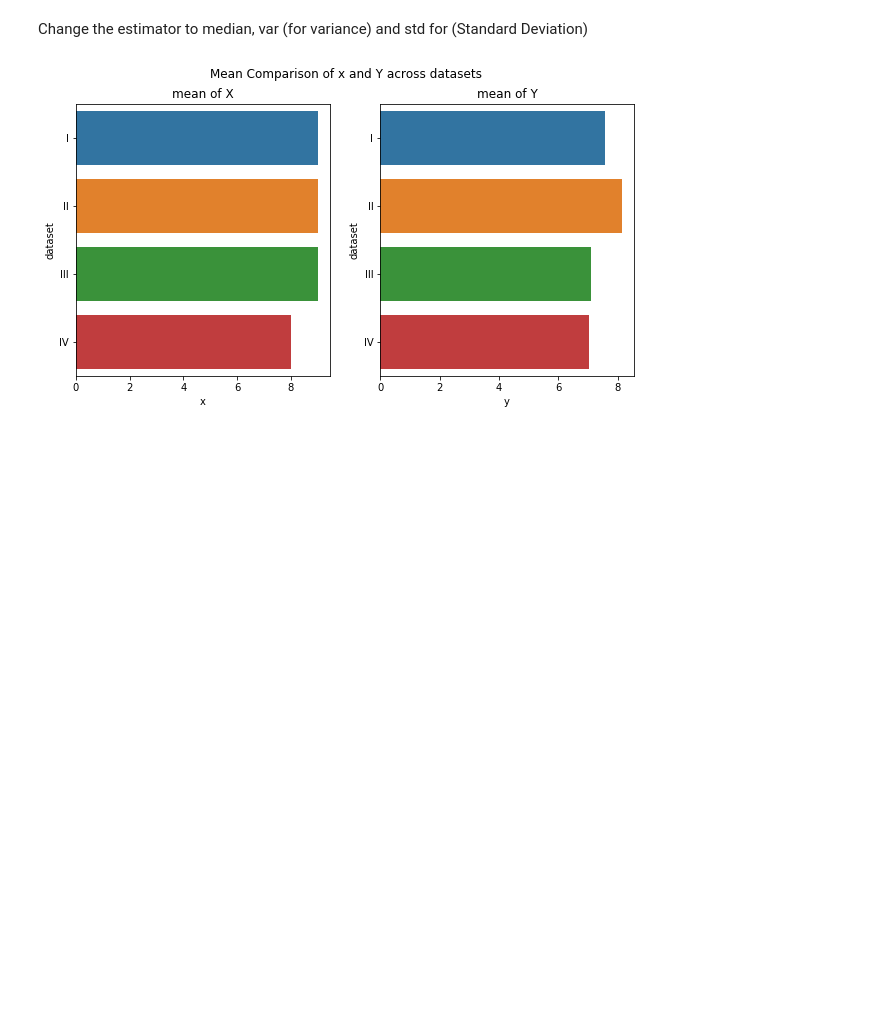
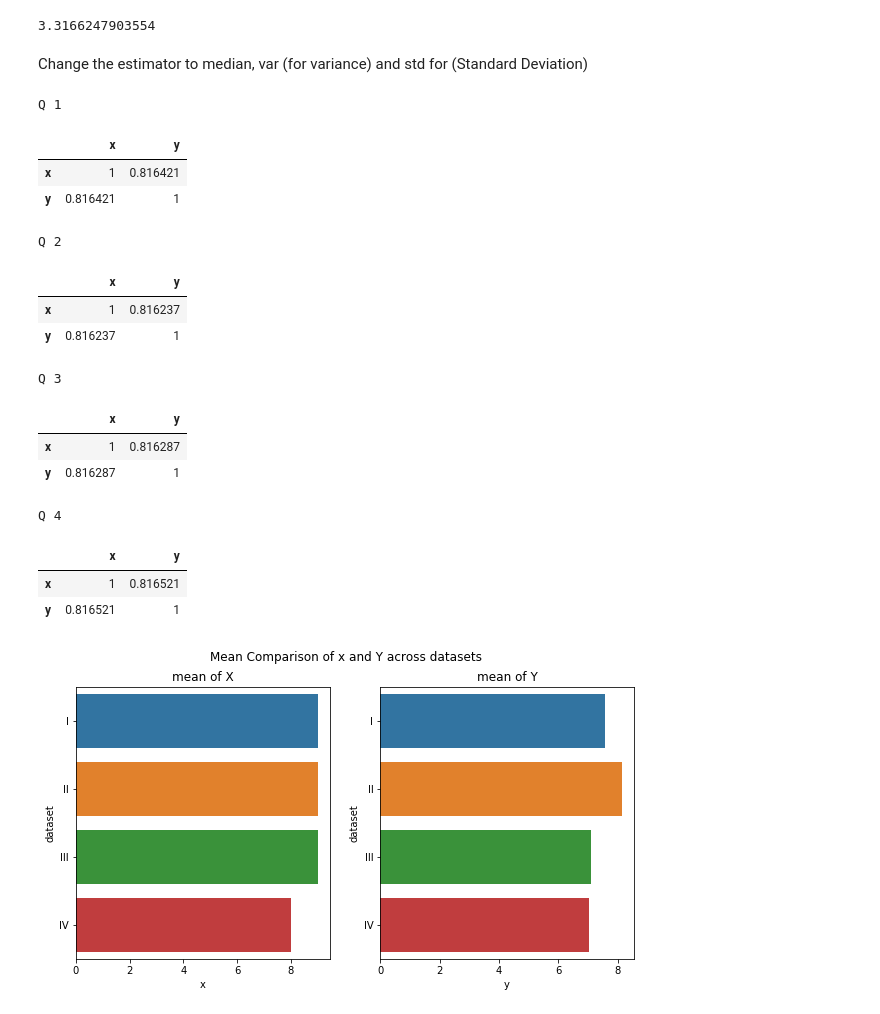
Before and after one commit to dermotkel/fundamentals-of-data-analysis-, a Jupyter notebook: Fundamentals of Data Analysis .ipynb, the cells around one changed output. Saved outputs shown, nothing was run; the diff lists cells and outputs as text; code cells hidden in the pictures; blank space fills up the shorter version.

```diff
--- a/Fundamentals of Data Analysis .ipynb
+++ b/Fundamentals of Data Analysis .ipynb
@@ -85,5 +219,40 @@ Q 4
+# %%
+np.sqrt(Q1_var["x"])
+# %% [output]
+3.3166247903554
 # %% [markdown]
 Change the estimator to median, var (for variance) and std for (Standard Deviation)
+# %%
+Q1_corr = Q1.corr()
+Q2_corr = Q2.corr()
+Q3_corr = Q3.corr()
+Q4_corr = Q4.corr()
+
+Q1_styler = Q1_corr.style.set_table_attributes("style='display:inline'").set_caption('Q 1')
+Q2_styler = Q2_corr.style.set_table_attributes("style='display:inline'").set_caption('Q 2')
+Q3_styler = Q3_corr.style.set_table_attributes("style='display:inline'").set_caption('Q 3')
+Q4_styler = Q4_corr.style.set_table_attributes("style='display:inline'").set_caption('Q 4')
+
+display_html(Q1_styler._repr_html_() + Q2_styler._repr_html_()+Q3_styler._repr_html_()+Q4_styler._repr_html_(), raw=True)
+
+# https://stackoverflow.com/questions/38783027/jupyter-notebook-display-two-pandas-tables-side-by-side
+# %% [output]
+Q 1
+|  | x | y |
+| x | 1 | 0.816421 |
+| y | 0.816421 | 1 |
+Q 2
+|  | x | y |
+| x | 1 | 0.816237 |
+| y | 0.816237 | 1 |
+Q 3
+|  | x | y |
+| x | 1 | 0.816287 |
+| y | 0.816287 | 1 |
+Q 4
+|  | x | y |
+| x | 1 | 0.816521 |
+| y | 0.816521 | 1 |
 # %%
 fig, (left, right) = plt.subplots(1,2, figsize=(10, 5))
 sns.barplot(x="x", y="dataset", data=df, ci=None, estimator=median, ax=left)
```
Also changed, not shown: parts of 9 cells of this notebook.
